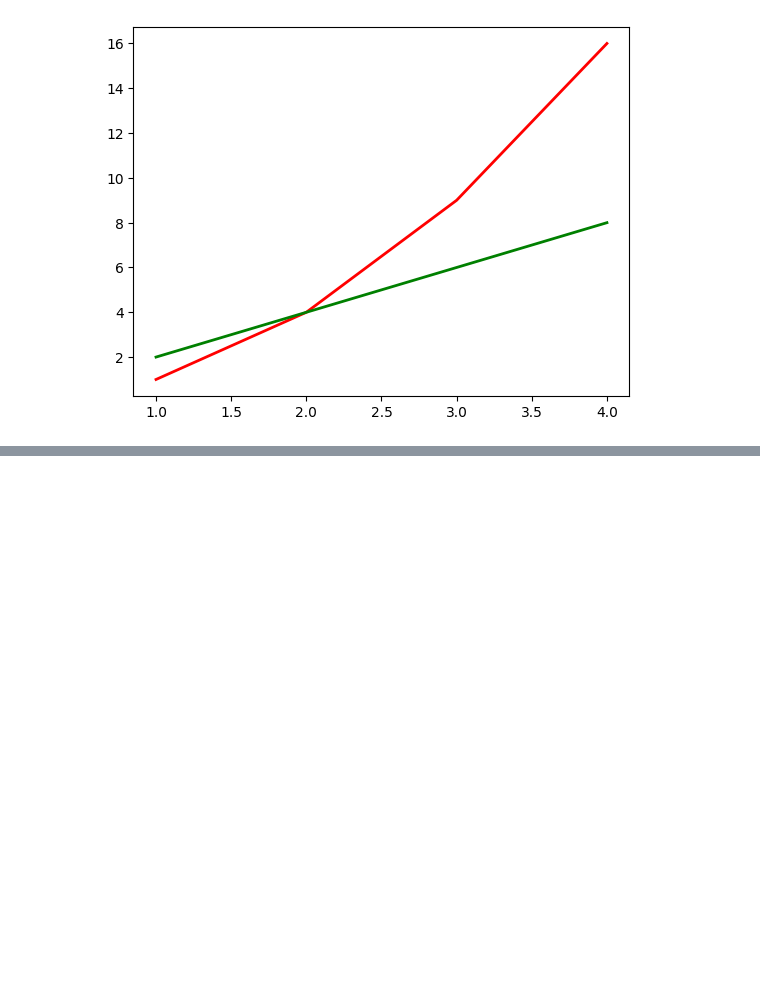
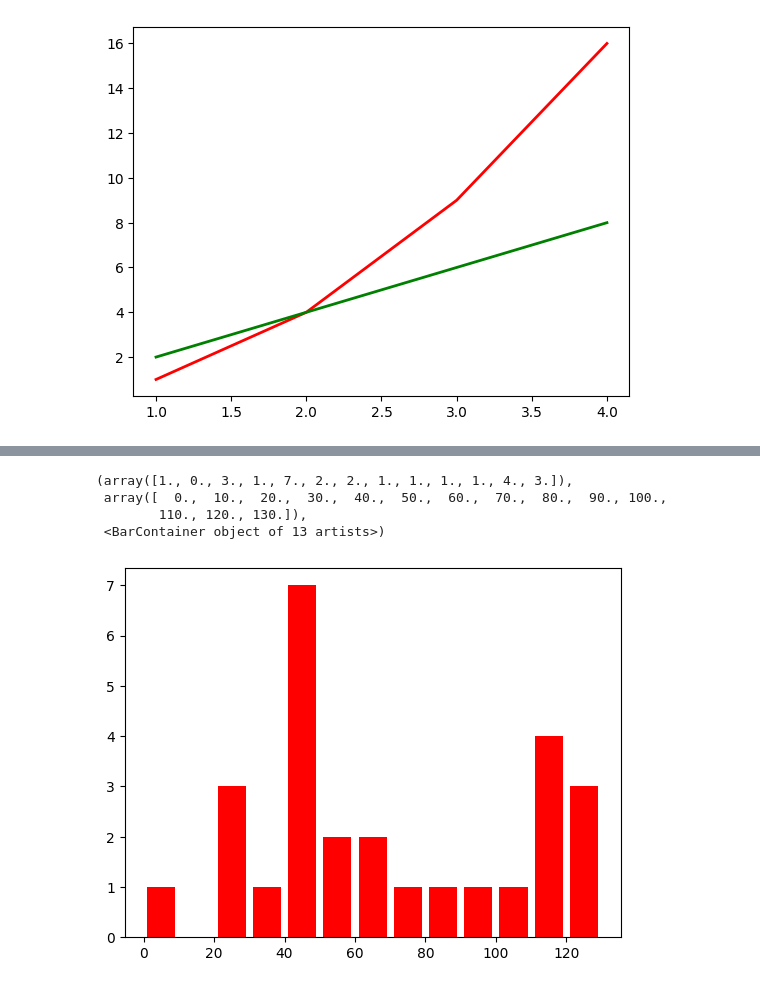
Before and after one commit to gr8bipin/python_basics_finance, a Jupyter notebook: matplotlib_for_python.ipynb, the cells around one changed output, grey strips where cells are left out. Saved outputs shown, nothing was run; the diff lists cells and outputs as text; code cells hidden in the pictures; blank space fills up the shorter version.

```diff
--- a/matplotlib_for_python.ipynb
+++ b/matplotlib_for_python.ipynb
@@ -106,0 +174,3 @@ plt.setp(lines[1], color= 'g', linewidth = 2.0)
+# %%
+population_ages = [22, 55, 62, 45, 21, 22, 34, 42, 42, 4, 99, 102, 110,
+                   120, 121, 130, 111, 115, 112, 80, 75, 65, 54, 44, 43, 42, 48]
@@ -106,0 +179,11 @@ plt.setp(lines[1], color= 'g', linewidth = 2.0)
+# %%
+# plt.bar(ids, population_ages)
+bins = [0, 10, 20, 30, 40, 50, 60, 70, 80, 90, 100, 110, 120, 130]
+# %%
+plt.hist(population_ages, bins, histtype= 'bar', rwidth= 0.8, color= 'red')
+# %% [output]
+(array([1., 0., 3., 1., 7., 2., 2., 1., 1., 1., 1., 4., 3.]),
+ array([  0.,  10.,  20.,  30.,  40.,  50.,  60.,  70.,  80.,  90., 100.,
+        110., 120., 130.]),
+ <BarContainer object of 13 artists>)
+[figure, added]
```
Also changed, not shown: parts of 37 cells of this notebook.
